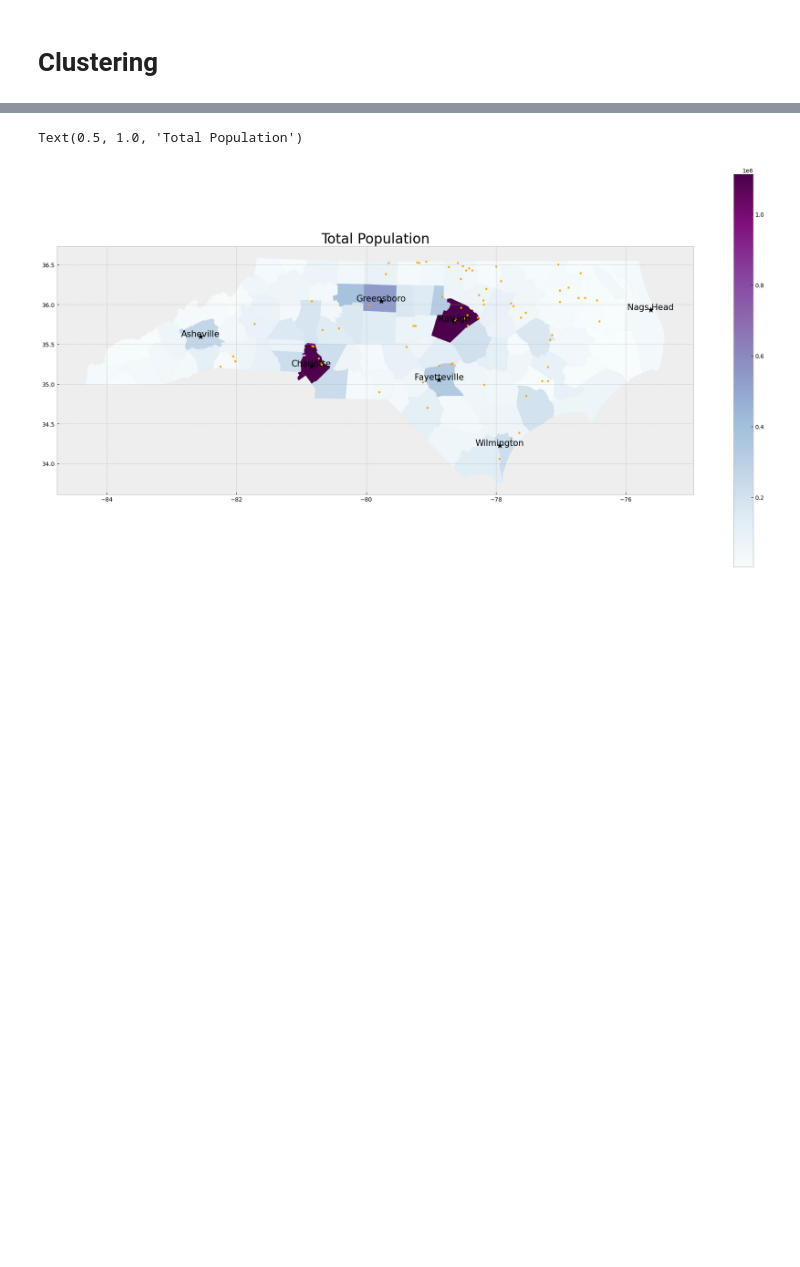
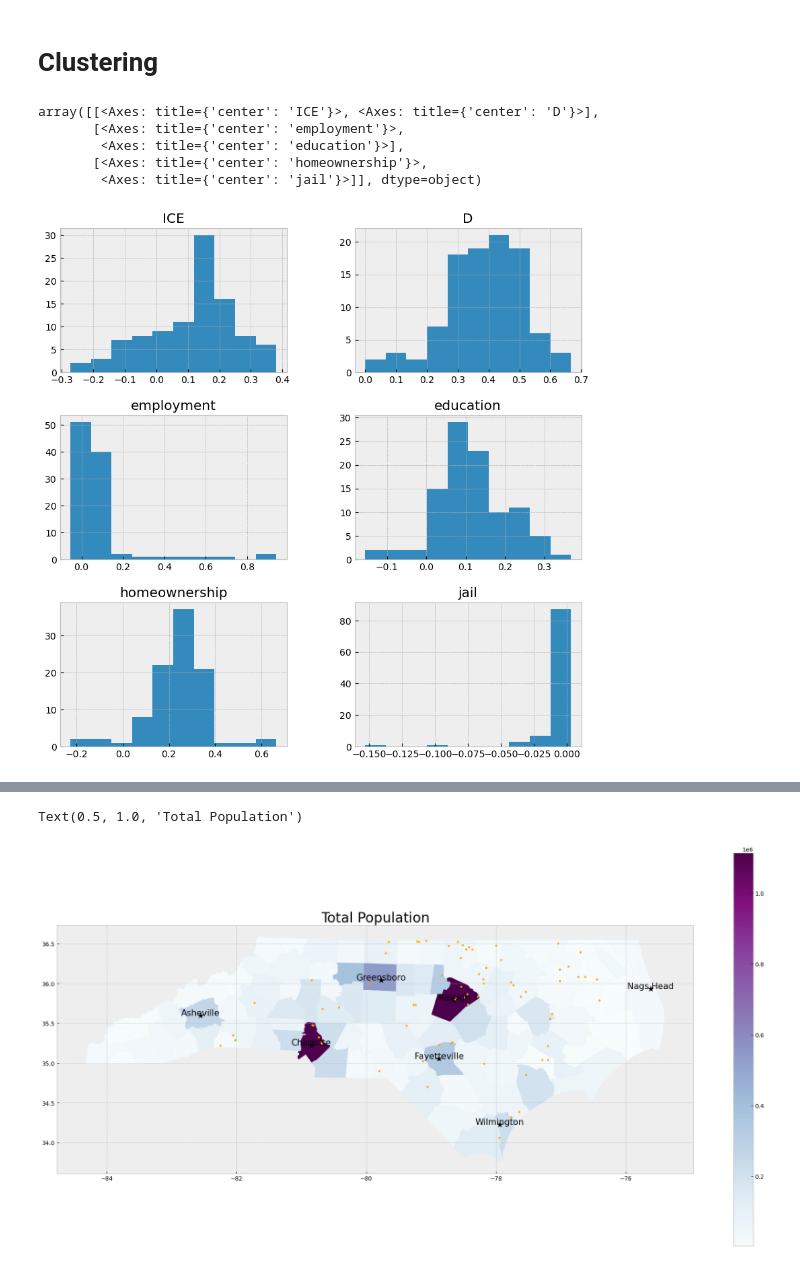
Before and after one commit to professornaite/echo, a Jupyter notebook: code/NCCensusMap.ipynb, the cells around one changed output, grey strips where cells are left out. Cells and saved outputs as stored; diff of their text form; code cells hidden in the pictures; blank space fills up the shorter version.

```diff
--- a/code/NCCensusMap.ipynb
+++ b/code/NCCensusMap.ipynb
@@ -470,3 +517,12 @@ data = nc_merge_county[["ICE", "D", "employment", "education", "homeownership"]]
+# %%
+data.hist(figsize=(10,10))
+# %% [output]
+array([[<Axes: title={'center': 'ICE'}>, <Axes: title={'center': 'D'}>],
+       [<Axes: title={'center': 'employment'}>,
+        <Axes: title={'center': 'education'}>],
+       [<Axes: title={'center': 'homeownership'}>,
+        <Axes: title={'center': 'jail'}>]], dtype=object)
+[figure, added]
 # %%
 from stepmix.stepmix import StepMix
 
```
Also changed, not shown: parts of 15 cells of this notebook.
